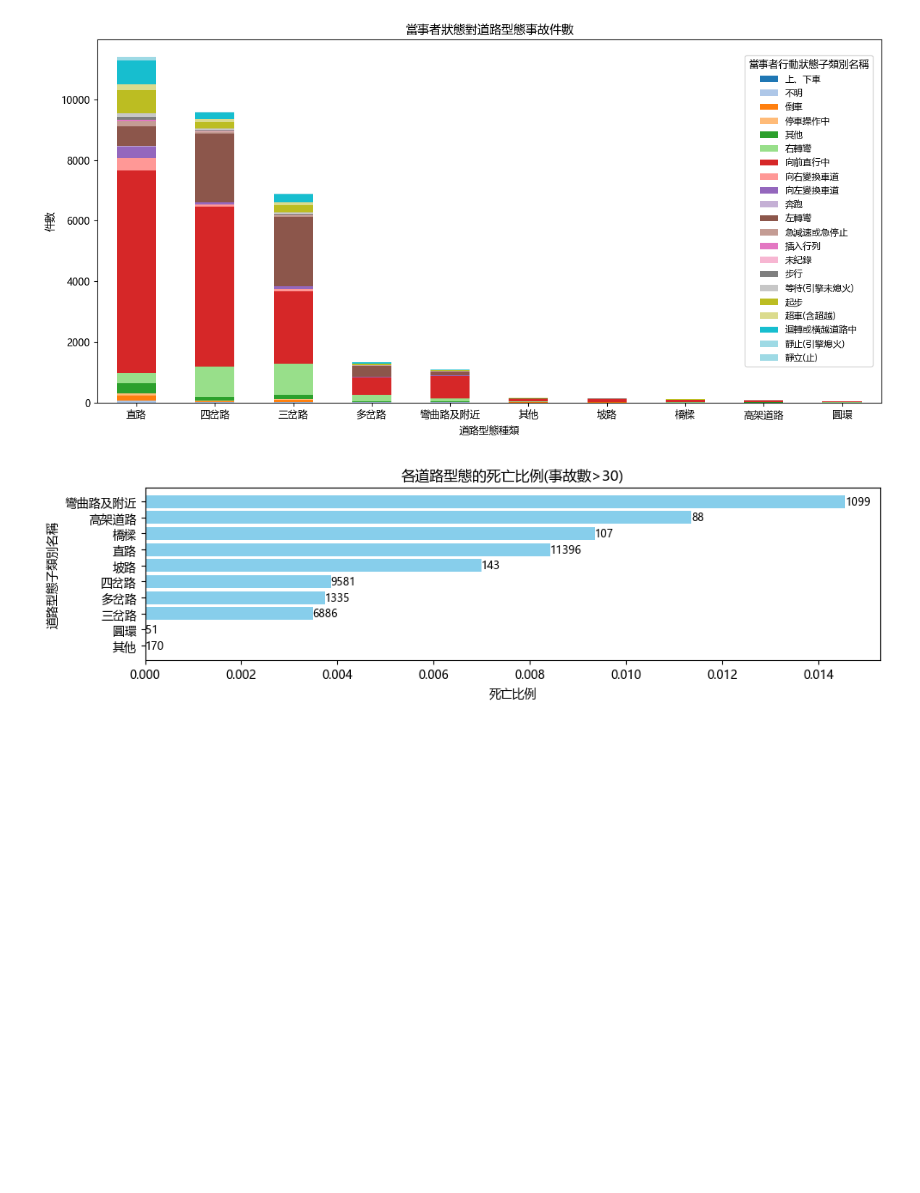
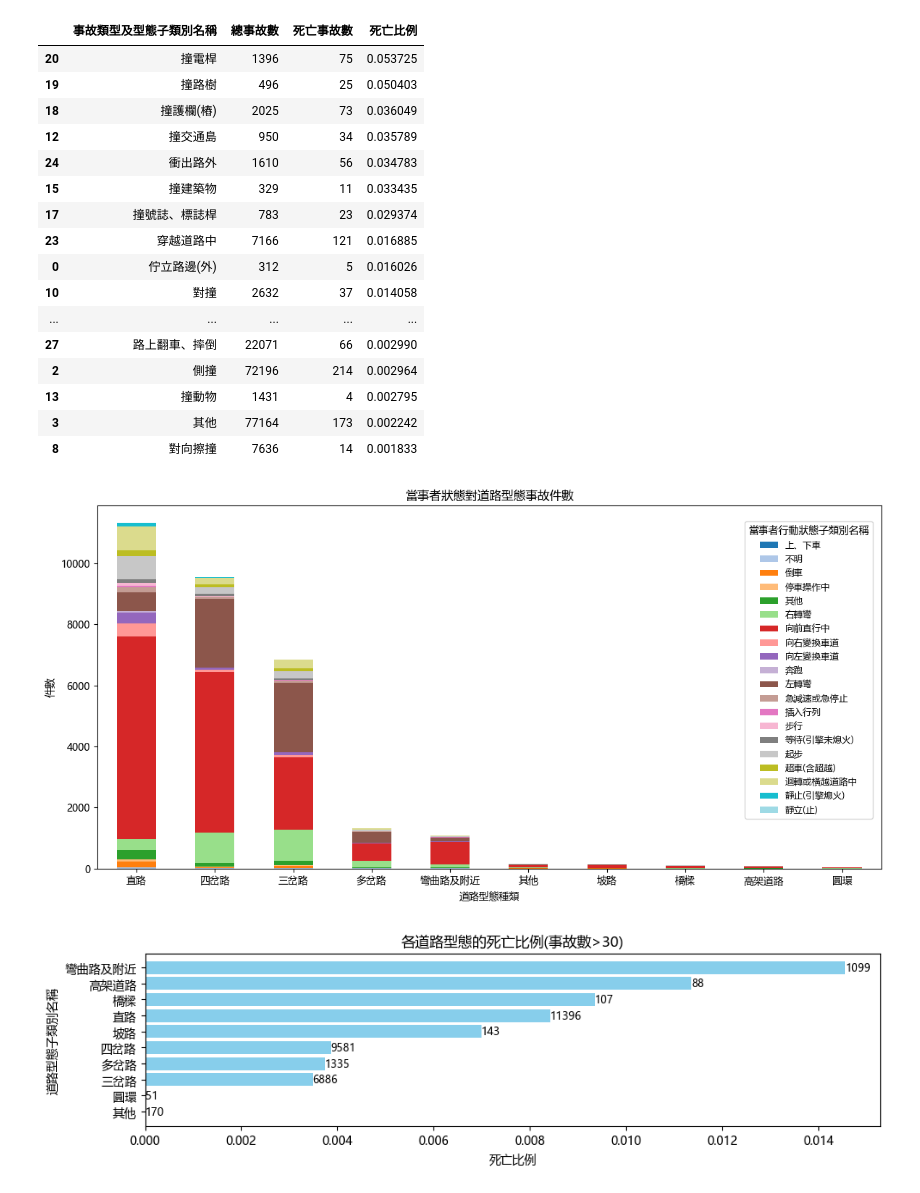
Before and after one commit to kennywang112/TrafficTDApython, a Jupyter notebook: Version3/Describe.ipynb, the cells around one changed output. Cells and saved outputs as stored; diff of their text form; code cells hidden in the pictures; blank space fills up the shorter version.

```diff
--- a/Version3/Describe.ipynb
+++ b/Version3/Describe.ipynb
@@ -121,3 +176,33 @@ Index(['發生年度', '發生月份', '發生日期', '發生時間', '事故
+# %%
+death_rate_summary = (
+    rbind_data.groupby("事故類型及型態子類別名稱")
+    .agg(
+        總事故數=("死亡", "count"),  # 計算該類別的總事故數
+        死亡事故數=("死亡", "sum")   # 計算該類別的死亡事故數
+    )
+    .assign(死亡比例=lambda x: x["死亡事故數"] / x["總事故數"])  # 計算死亡率
+    .reset_index()  # 重置索引，轉回普通欄位
+)
+death_rate_summary = death_rate_summary[death_rate_summary["總事故數"] > 300]
+death_rate_summary.sort_values("死亡比例", ascending=False)
+# %% [output]
+|  | 事故類型及型態子類別名稱 | 總事故數 | 死亡事故數 | 死亡比例 |
+| 20 | 撞電桿 | 1396 | 75 | 0.053725 |
+| 19 | 撞路樹 | 496 | 25 | 0.050403 |
+| 18 | 撞護欄(樁) | 2025 | 73 | 0.036049 |
+| 12 | 撞交通島 | 950 | 34 | 0.035789 |
+| 24 | 衝出路外 | 1610 | 56 | 0.034783 |
+| 15 | 撞建築物 | 329 | 11 | 0.033435 |
+| 17 | 撞號誌、標誌桿 | 783 | 23 | 0.029374 |
+| 23 | 穿越道路中 | 7166 | 121 | 0.016885 |
+| 0 | 佇立路邊(外) | 312 | 5 | 0.016026 |
+| 10 | 對撞 | 2632 | 37 | 0.014058 |
+| ... | ... | ... | ... | ... |
+| 27 | 路上翻車、摔倒 | 22071 | 66 | 0.002990 |
+| 2 | 側撞 | 72196 | 214 | 0.002964 |
+| 13 | 撞動物 | 1431 | 4 | 0.002795 |
+| 3 | 其他 | 77164 | 173 | 0.002242 |
+| 8 | 對向擦撞 | 7636 | 14 | 0.001833 |
 # %%
 import matplotlib.pyplot as plt
 import matplotlib.cm as cm
@@ -125,7 +210,7 @@ import numpy as np
 
 choose = "當事者行動狀態子類別名稱"
 
-f_rbind_data = filtered_rbind_data[filtered_rbind_data['車輛撞擊部位子類別名稱-其他'] != '未紀錄']
+f_rbind_data = rbind_data[rbind_data['車輛撞擊部位子類別名稱-其他'] != '未紀錄']
 cross_tab = pd.crosstab(
     f_rbind_data["道路型態子類別名稱"],
     f_rbind_data[choose]
@@ -150,4 +235,4 @@ plt.xticks(rotation=0)
 plt.tight_layout()
 plt.show()
 # %% [output]
-[figure, old version]
+[figure, new version]
```
Also changed, not shown: parts of 16 cells of this notebook, 3 other files.
